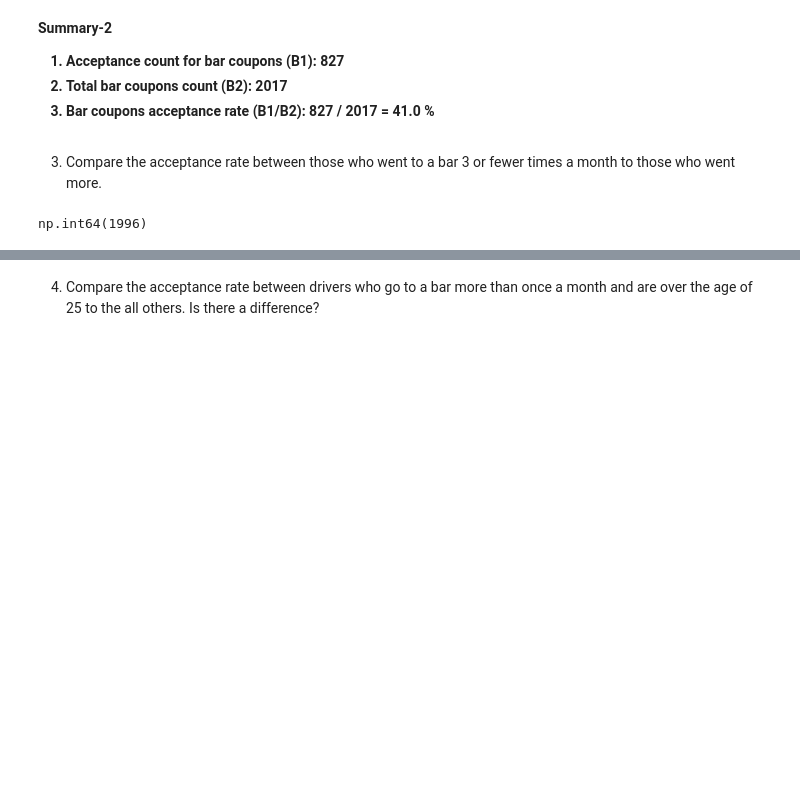
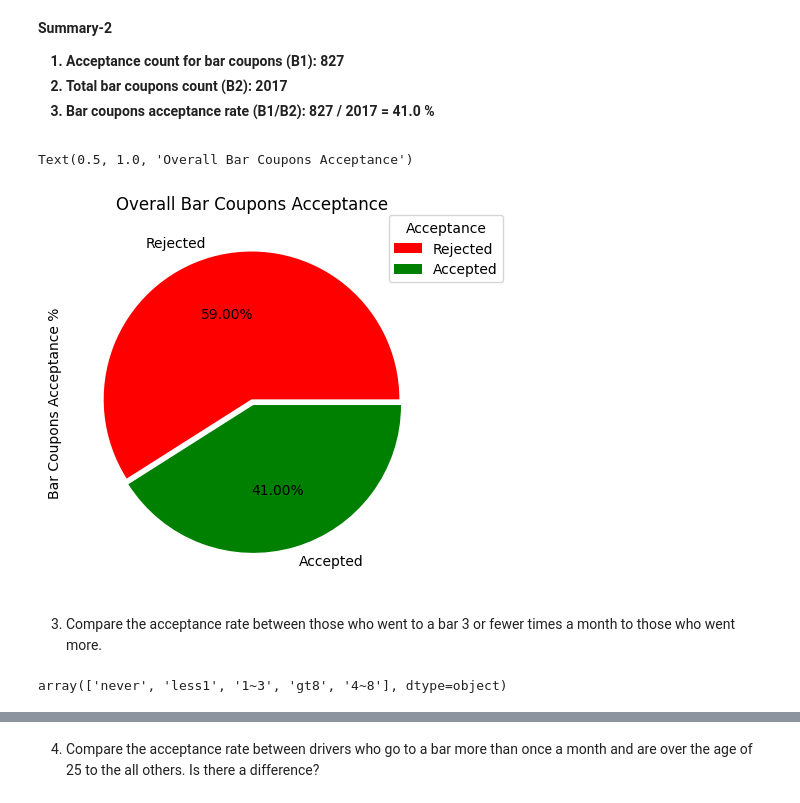
Before and after one commit to atewari-bot/driving-coupon, a Jupyter notebook: prompt.ipynb, the cells around one changed output, grey strips where cells are left out. Cells and saved outputs as stored; diff of their text form; code cells hidden in the pictures; blank space fills up the shorter version.

```diff
--- a/prompt.ipynb
+++ b/prompt.ipynb
@@ -465,7 +458,7 @@ Name: 0, dtype: object
 # %%
 # Get dataframe for coupon type 'Bar'
-bar_df = data[data['coupon'] == 'Bar']
-bar_df.head()
+bar_coupon_df = data[data['coupon'] == 'Bar']
+bar_coupon_df
 # %% [output]
 |  | destination | passanger | weather | temperature | time | coupon | expiration | gender | age | ... |
 | 9 | No Urgent Place | Kid(s) | Sunny | 80 | 10AM | Bar | 1d | Female | 21 | ... |
@@ -509,11 +511,19 @@ Accepted bar coupons proportion: 41.0 %
       <li><b>Total bar coupons count (B2): 2017</b></li>
       <li><b>Bar coupons acceptance rate (B1/B2): 827 / 2017 = 41.0 %</b></li>
     </ol>
+# %%
+plt.title("Bar Coupons (Accepted vs Rejected)")
+bar_df['Y'].value_counts().plot(kind='pie', labels=['Rejected', 'Accepted'], explode = [0.02,0.02], autopct = '%1.2f%%', colors = ['r', 'g'])
+plt.legend(title="Acceptance", bbox_to_anchor=(0.85,1.025), loc="upper left")
+plt.ylabel('Bar Coupons Acceptance %')
+plt.title('Overall Bar Coupons Acceptance')
+# %% [output]
+Text(0.5, 1.0, 'Overall Bar Coupons Acceptance')
+[figure, added]
 # %% [markdown]
 3. Compare the acceptance rate between those who went to a bar 3 or fewer times a month to those who went more.
 # %%
 # Check unique values for Bar column
-bar_df['Bar'].unique()
-bar_df['Bar'].count()
+data['Bar'].unique()
 # %% [output]
-np.int64(1996)
+array(['never', 'less1', '1~3', 'gt8', '4~8'], dtype=object)
```
Also changed, not shown: parts of 72 cells of this notebook.
